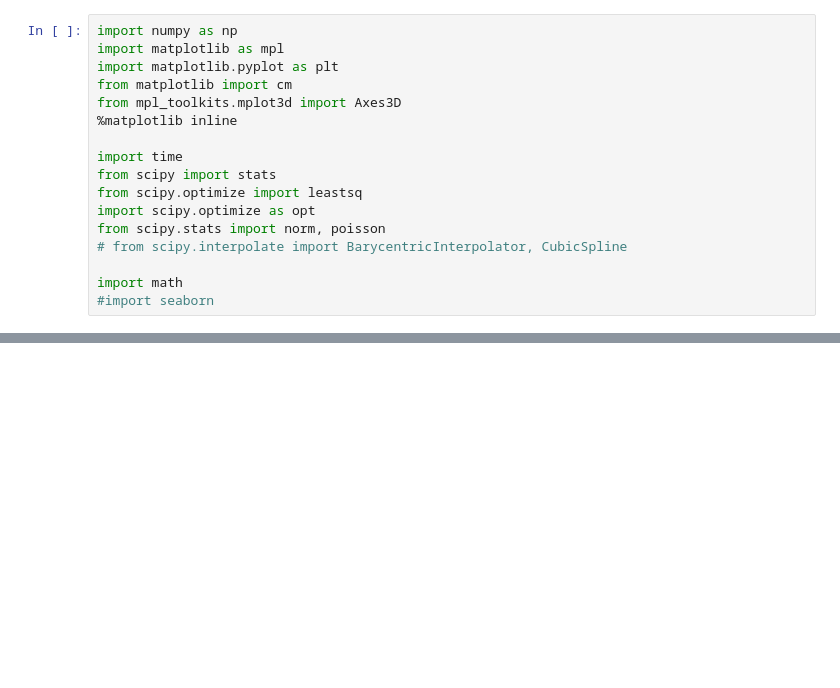
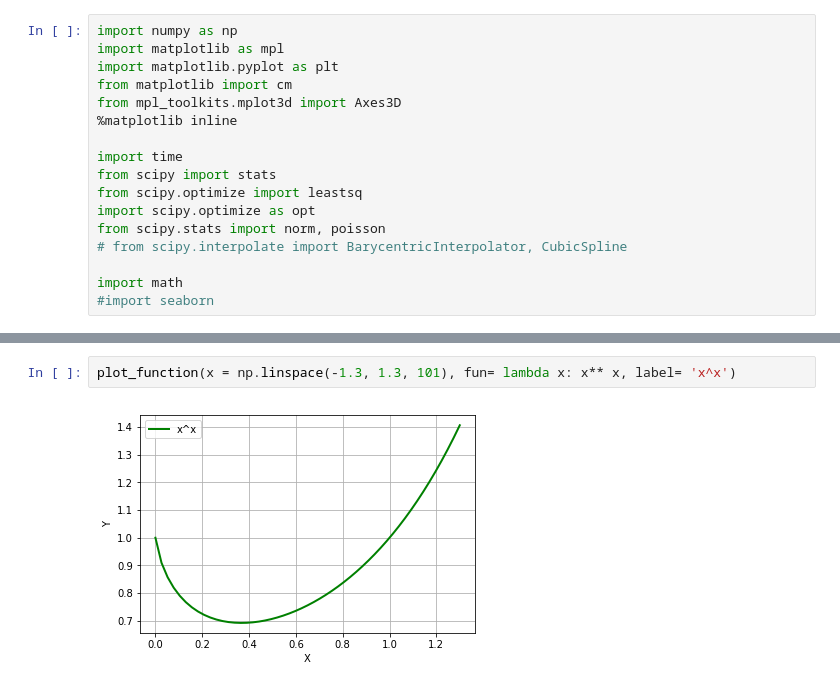
Before and after one commit to tukichen/Machine-Learning, a Jupyter notebook: Visualization with python.ipynb, the cells around one changed output, grey strips where cells are left out. Cells and saved outputs as stored; diff of their text form; blank space fills up the shorter version.

```diff
--- a/Visualization with python.ipynb
+++ b/Visualization with python.ipynb
@@ -224,0 +83,4 @@ SyntaxError: Missing parentheses in call to 'print' (<ipython-input-2-539980cccf
+# %%
+plot_function(x = np.linspace(-1.3, 1.3, 101), fun= lambda x: x** x, label= 'x^x')
+# %% [output]
+[figure, added]
```
Also changed, not shown: parts of 23 cells of this notebook.
